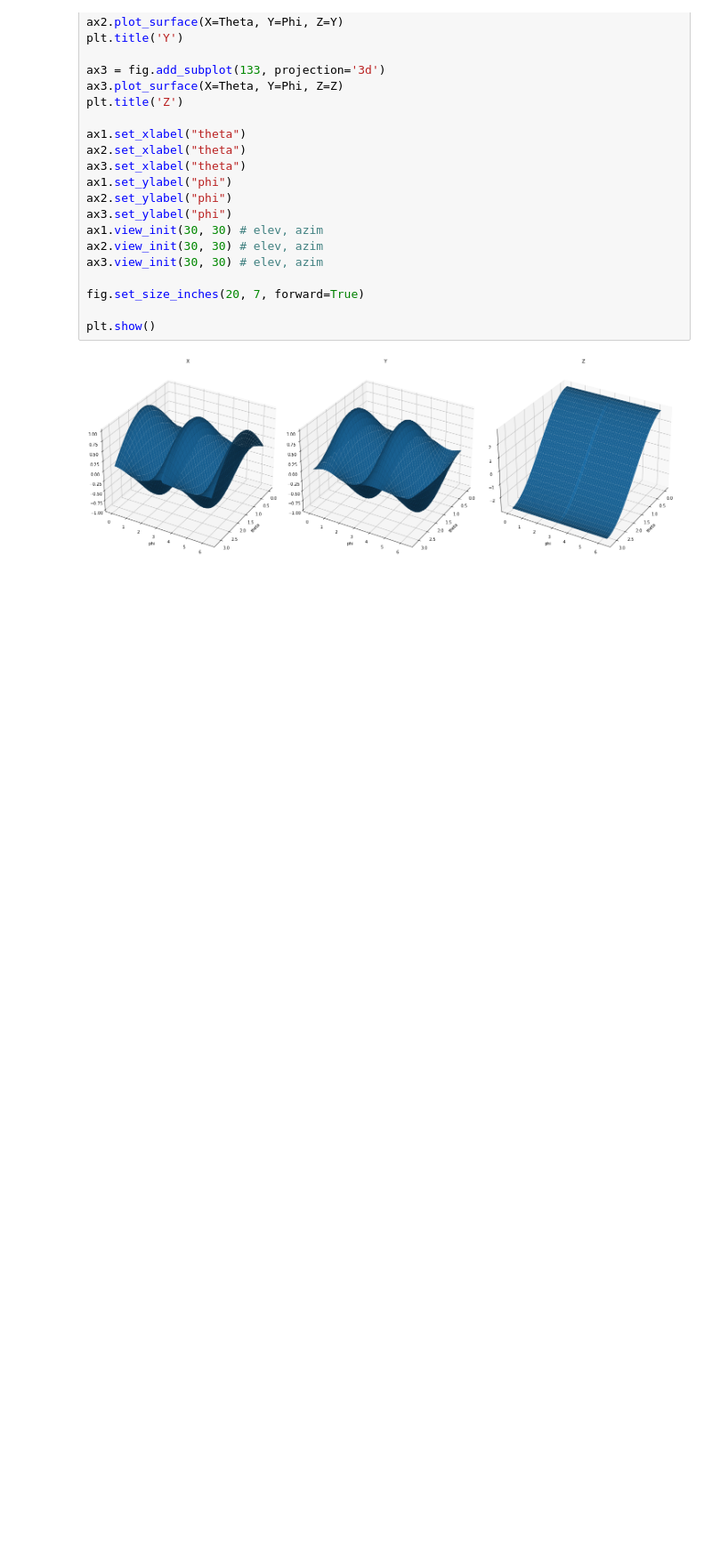
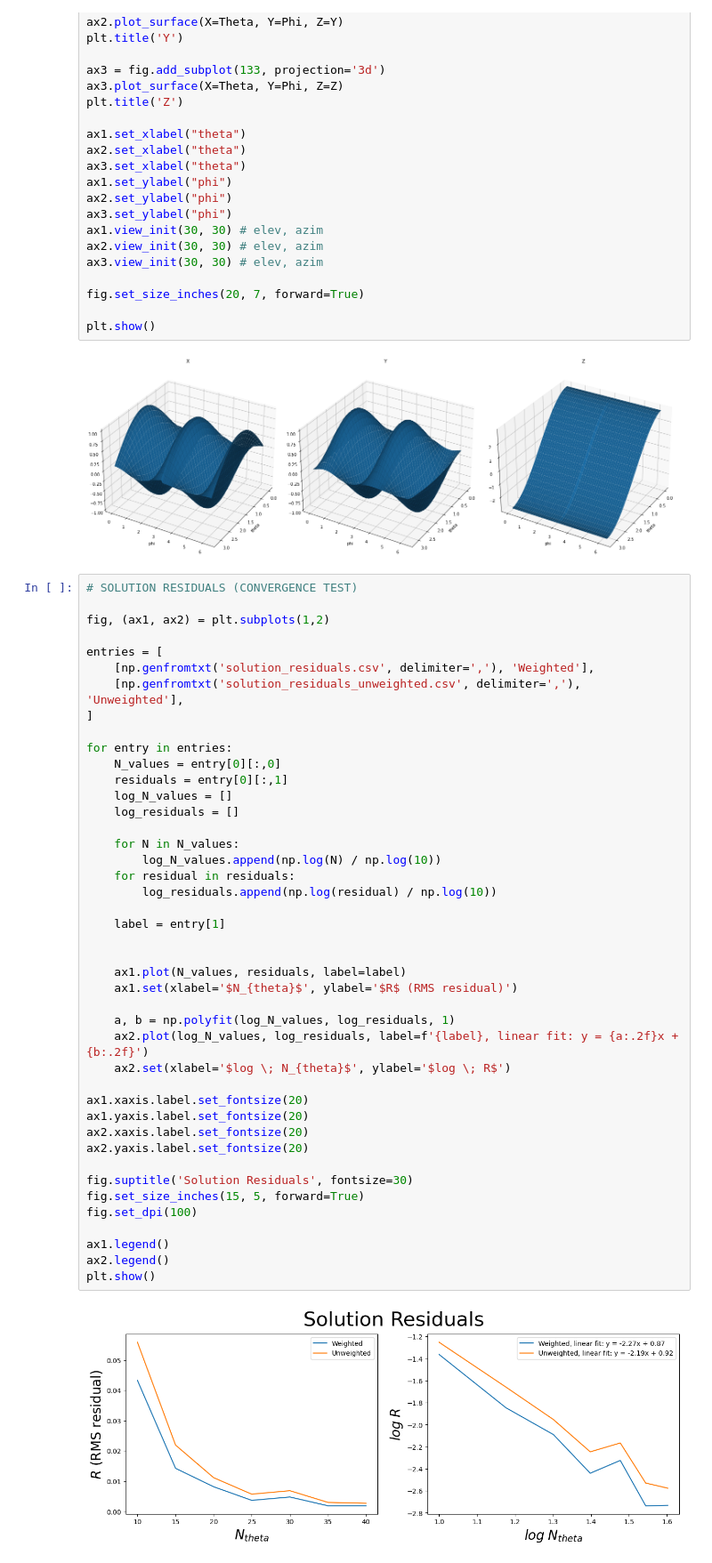
Before and after one commit to iago-mendes/eucled, a Jupyter notebook: src/exercises/08-embedding/assets/plots.ipynb, the cells around one changed output. Shown at 89% size. Cells and saved outputs as stored; diff of their text form; blank space fills up the shorter version.

```diff
--- a/src/exercises/08-embedding/assets/plots.ipynb
+++ b/src/exercises/08-embedding/assets/plots.ipynb
@@ -305,3 +307,48 @@ fig.set_size_inches(20, 7, forward=True)
 plt.show()
 # %% [output]
 [figure]
+# %%
+# SOLUTION RESIDUALS (CONVERGENCE TEST)
+
+fig, (ax1, ax2) = plt.subplots(1,2)
+
+entries = [
+	[np.genfromtxt('solution_residuals.csv', delimiter=','), 'Weighted'],
+	[np.genfromtxt('solution_residuals_unweighted.csv', delimiter=','), 'Unweighted'],
+]
+
+for entry in entries:
+	N_values = entry[0][:,0]
+	residuals = entry[0][:,1]
+	log_N_values = []
+	log_residuals = []
+
+	for N in N_values:
+		log_N_values.append(np.log(N) / np.log(10))
+	for residual in residuals:
+		log_residuals.append(np.log(residual) / np.log(10))
+
+	label = entry[1]
+
+
+	ax1.plot(N_values, residuals, label=label)
+	ax1.set(xlabel='$N_{theta}$', ylabel='$R$ (RMS residual)')
+
+	a, b = np.polyfit(log_N_values, log_residuals, 1)
+	ax2.plot(log_N_values, log_residuals, label=f'{label}, linear fit: y = {a:.2f}x + {b:.2f}')
+	ax2.set(xlabel='$log \; N_{theta}$', ylabel='$log \; R$')
+
+ax1.xaxis.label.set_fontsize(20)
+ax1.yaxis.label.set_fontsize(20)
+ax2.xaxis.label.set_fontsize(20)
+ax2.yaxis.label.set_fontsize(20)
+
+fig.suptitle('Solution Residuals', fontsize=30)
+fig.set_size_inches(15, 5, forward=True)
+fig.set_dpi(100)
+
+ax1.legend()
+ax2.legend()
+plt.show()
+# %% [output]
+[figure, added]
```
Also changed, not shown: parts of 4 cells of this notebook, 5 other files.
